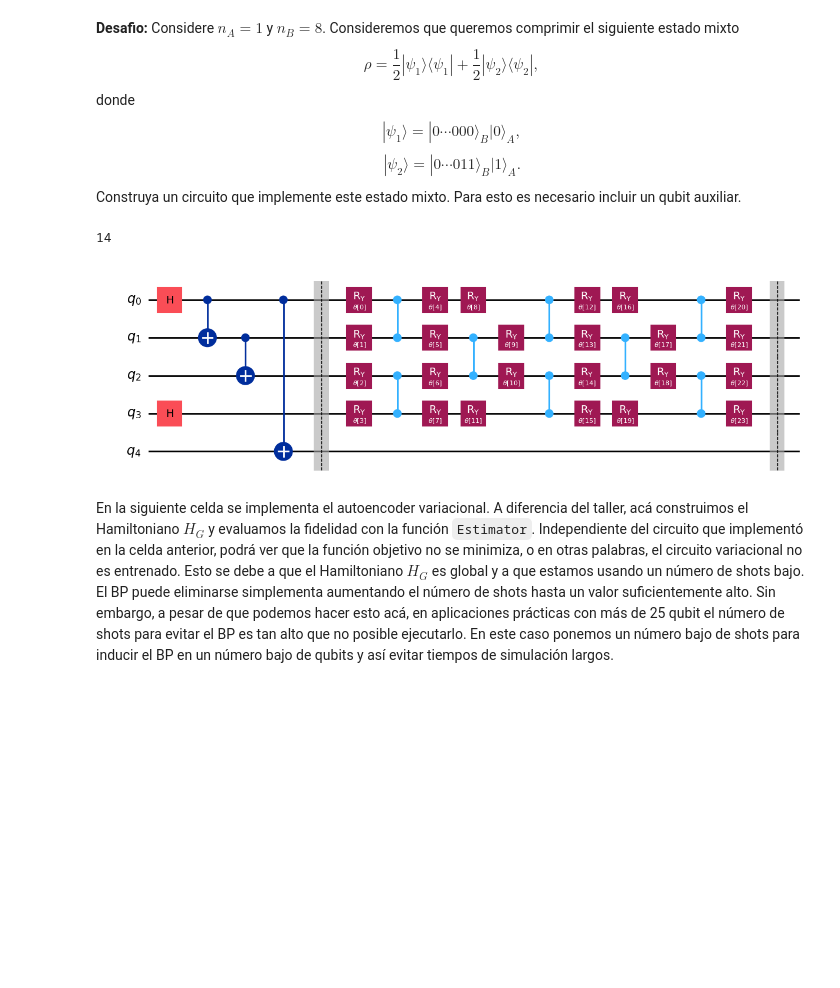
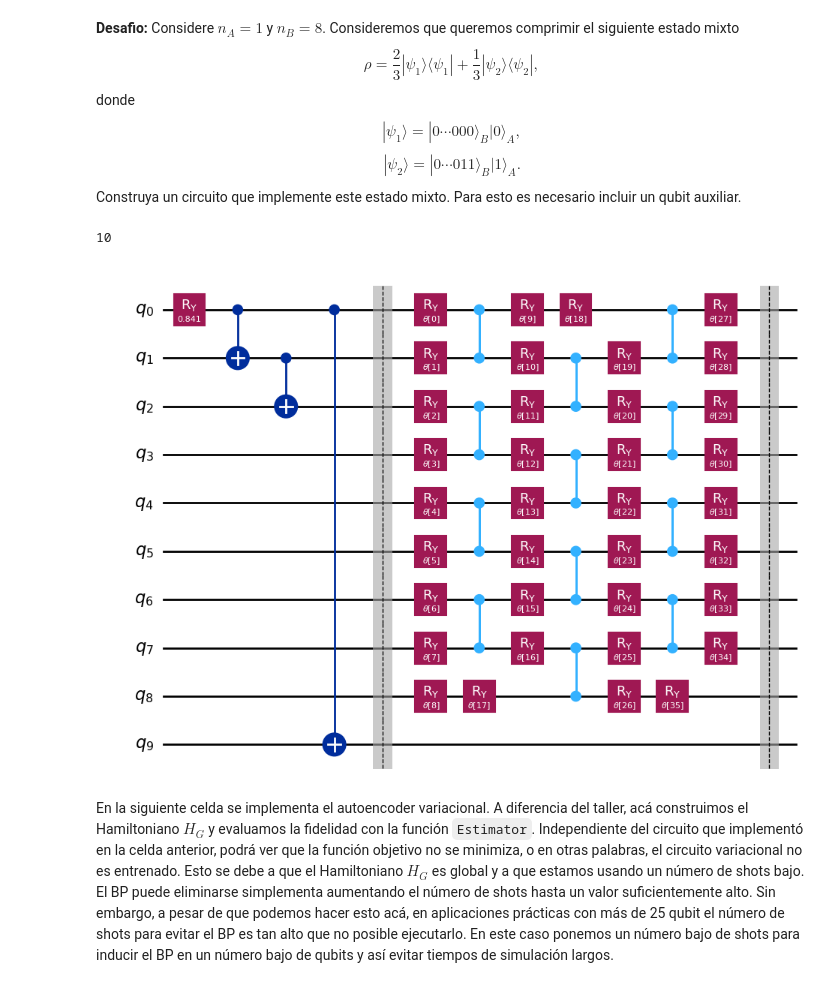
Before and after one commit to LucianoPereiraValenzuela/ECC_2025_testing, a Jupyter notebook: ECC2025/desafio_8_Evitando_Barren_Plateau_en_Autoencoder_Cuánticos.ipynb, the cells around one changed output. Drawn from its saved outputs; the diff is of its cells as text; code cells hidden in the pictures; blank space fills up the shorter version.

```diff
--- a/ECC2025/desafio_8_Evitando_Barren_Plateau_en_Autoencoder_Cuánticos.ipynb
+++ b/ECC2025/desafio_8_Evitando_Barren_Plateau_en_Autoencoder_Cuánticos.ipynb
@@ -48,53 +49,53 @@ $$ C_L \leq C_G \leq n_B C_L,$$
 es decir, la función local acota por abajo y por arriba la función global, de modo que tienen el mismo optimo y minimizar una tambien minimiza la otra.
 # %% [markdown]
 __Desafio:__ Considere $n_A=1$ y $n_B=8$. Consideremos que queremos comprimir el siguiente estado mixto
-$$ \rho = \frac{1}{2}|\psi_1\rangle\langle\psi_1| +\frac{1}{2}|\psi_2\rangle\langle\psi_2|, $$
+$$ \rho = \frac{2}{3}|\psi_1\rangle\langle\psi_1| +\frac{1}{3}|\psi_2\rangle\langle\psi_2|, $$
 donde
 $$|\psi_1\rangle=|0\cdots000\rangle_B |0\rangle_A,$$
 $$|\psi_2\rangle=|0\cdots011\rangle_B |1\rangle_A.$$
 Construya un circuito que implemente este estado mixto. Para esto es necesario incluir un qubit auxiliar.
 # %%
 num_qubits_A = 1
-num_qubits_B = 3
+num_qubits_B = 8
 num_qubits = num_qubits_A + num_qubits_B
 
 qc_dato = QuantumCircuit(num_qubits+1)
 
-qc_dato.h([0,3])
+qc_dato.ry( np.arccos(2/3) , 0 )
 qc_dato.cx(0,1)
 qc_dato.cx(1,2)
 qc_dato.cx(0,num_qubits)
 
 qc_dato.barrier()
 
-num_layers = 5
+num_layers = int( np.log2(num_qubits) )
 theta = ParameterVector(r'$\theta$',(num_layers+1)*num_qubits)
 
 for layer in range(num_layers):
     for j in range(num_qubits):
         qc_dato.ry( theta[num_qubits*layer+j], j )
     if layer%2==0:
         for j in range(0,num_qubits-1,2):
             qc_dato.cz(j,j+1)
     else:
         for j in range(1,num_qubits-1,2):
             qc_dato.cz(j,j+1)
     # for j in range(0,num_qubits-1,2):
     #         qc_dato.cx(j,j+1)
     # for j in range(1,num_qubits-1,2):
     #         qc_dato.cx(j,j+1)
 for j in range(num_qubits):
     qc_dato.ry( theta[num_layers*num_qubits+j], j )
 
 
 qc_dato.barrier()
 
 print( qc_dato.depth() )
 
 qc_dato.draw('mpl')
 # %% [output]
-14
+10
-[figure, old version]
+[figure, new version]
 # %% [markdown]
 En la siguiente celda se implementa el autoencoder variacional. A diferencia del taller, acá construimos el Hamiltoniano $H_G$ y evaluamos la fidelidad con la función ``Estimator``. Independiente del circuito que implementó en la celda anterior, podrá ver que la función objetivo no se minimiza, o en otras palabras, el circuito variacional no es entrenado. Esto se debe a que el Hamiltoniano $H_G$ es global y a que estamos usando un número de shots bajo. El BP puede eliminarse simplementa aumentando el número de shots hasta un valor suficientemente alto. Sin embargo, a pesar de que podemos hacer esto acá, en aplicaciones prácticas con más de 25 qubit el número de shots para evitar el BP es tan alto que no posible ejecutarlo. En este caso ponemos un número bajo de shots para inducir el BP en un número bajo de qubits y así evitar tiempos de simulación largos.
 # %%
```
Also changed, not shown: parts of 8 cells of this notebook, 13 other files.
